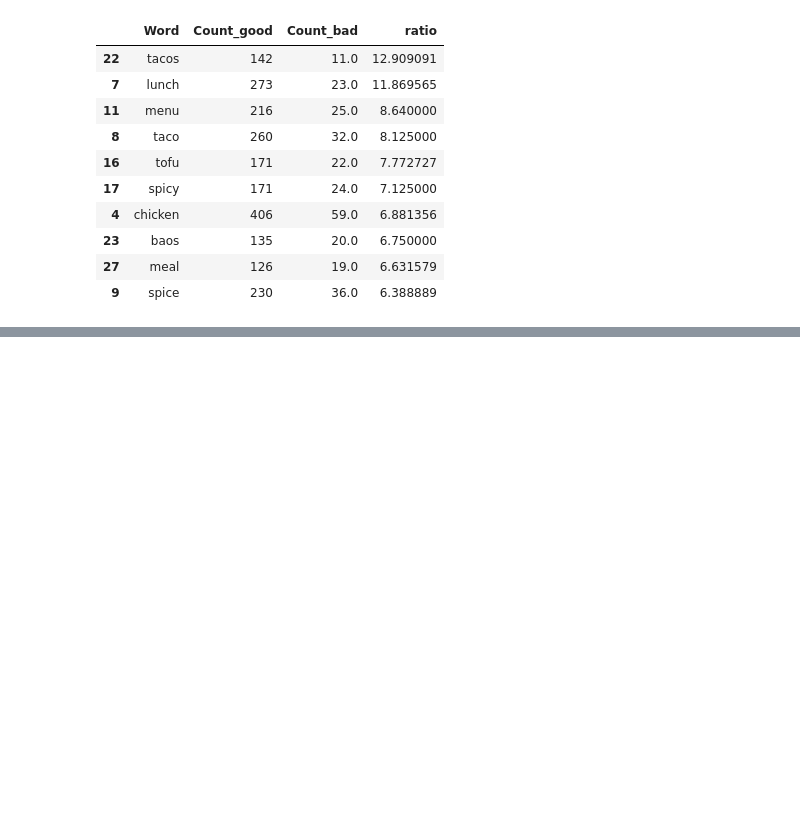
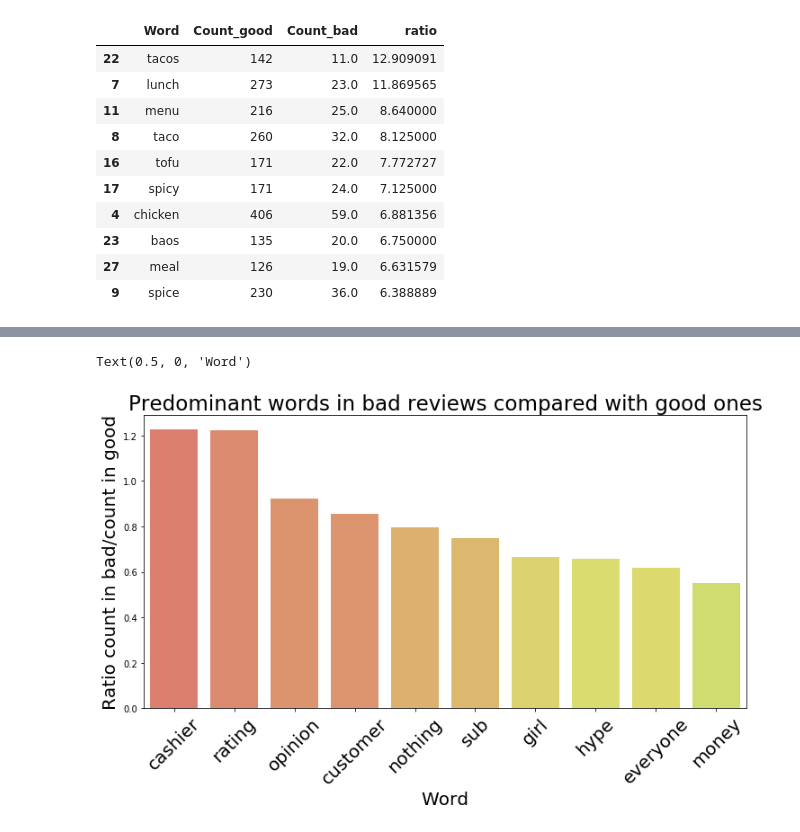
Before and after one commit to hecmesge/ABA2020, a Jupyter notebook: business_understanding_text_analysis.ipynb, the cells around one changed output, grey strips where cells are left out. Cells and saved outputs as stored; diff of their text form; code cells hidden in the pictures; blank space fills up the shorter version.

```diff
--- a/business_understanding_text_analysis.ipynb
+++ b/business_understanding_text_analysis.ipynb
@@ -185,0 +179,14 @@ posterior
+# %%
+y=rest_rev_analysis[rest_rev_analysis.Count_bad>10][:10]
+plt.figure(figsize=(12,6))
+colors_bad = [  '#eb4f34','#eb6234','#eb7134', '#eb7434', '#eba234', '#ebae34', '#ebd934', '#e5eb34', '#ebe534', '#d6eb34']
+
+ax = sns.barplot(y.Word, y.ratio, alpha=0.8, palette=colors_bad)
+plt.title("Predominant words in bad reviews compared with good ones", fontsize=23)
+locs, labels = plt.xticks()
+plt.setp(labels, rotation=45, fontsize=20)
+plt.ylabel('Ratio count in bad/count in good', fontsize=20)
+plt.xlabel('Word', fontsize=20)
+# %% [output]
+Text(0.5, 0, 'Word')
+[figure, added]
```
Also changed, not shown: parts of 11 cells of this notebook.
